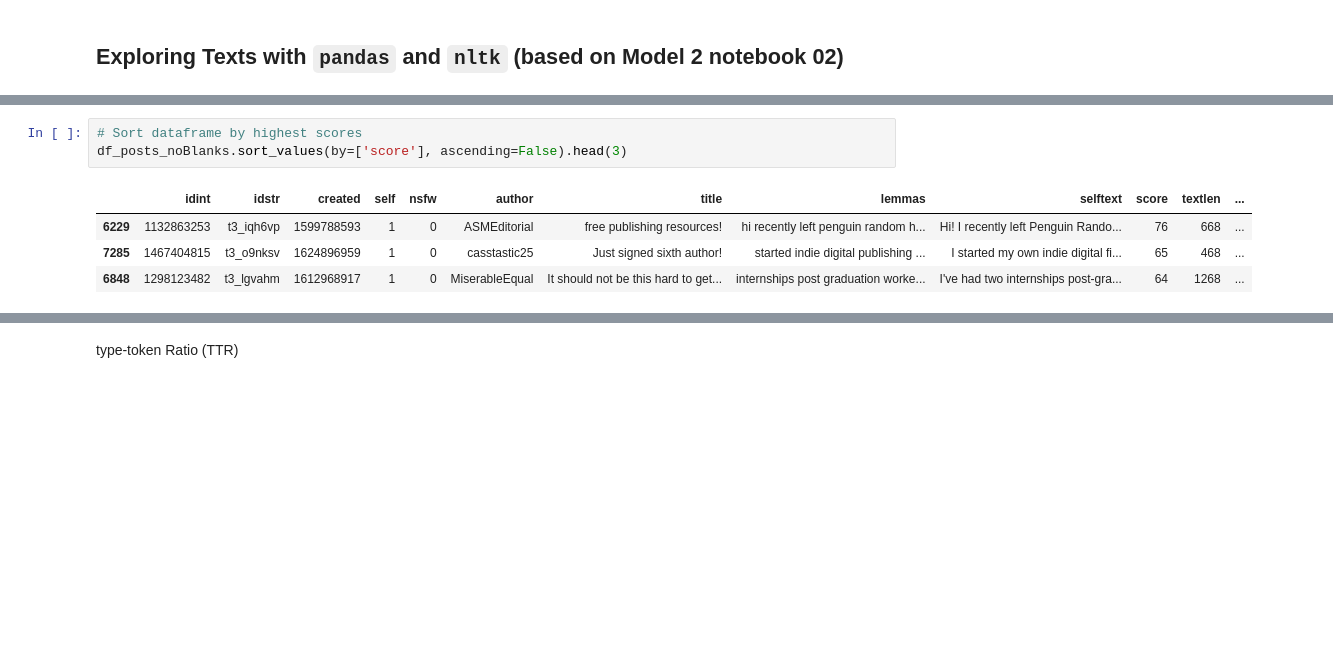
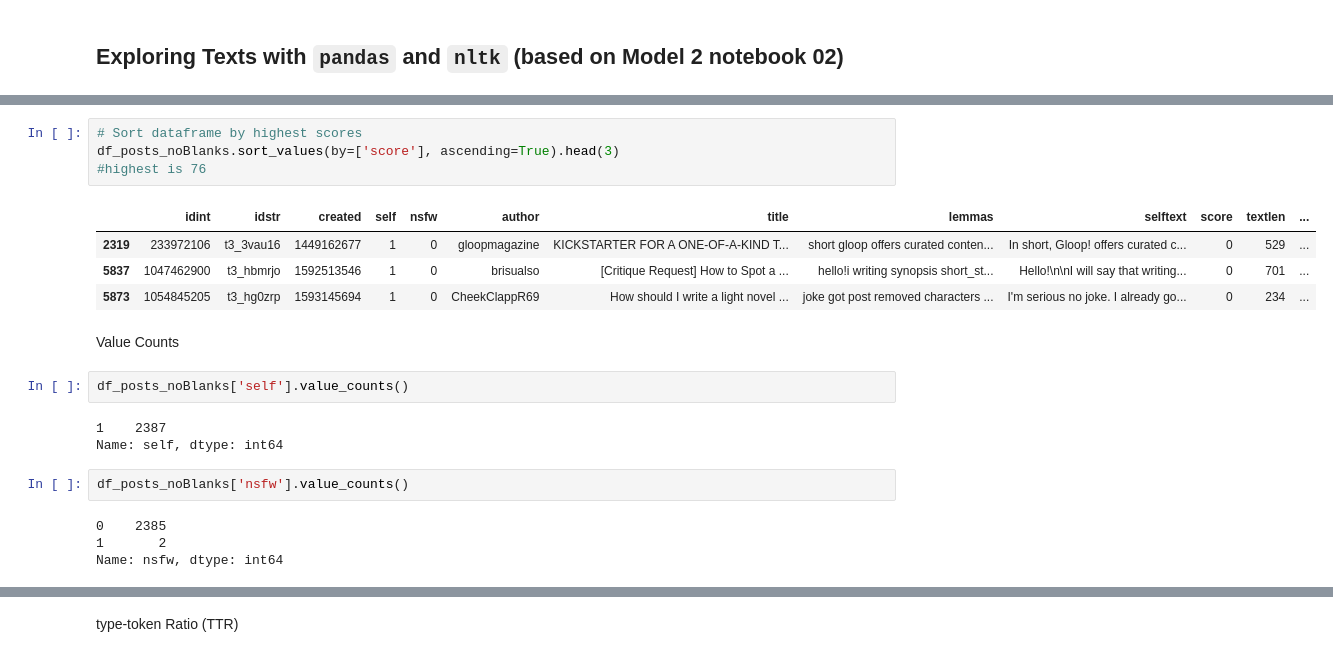
Before and after one commit to meiqingli/dssj_summer2022, a Jupyter notebook: dssj_publishing.ipynb, the cells around one changed output, grey strips where cells are left out. Cells and saved outputs as stored; diff of their text form; blank space fills up the shorter version.

```diff
--- a/dssj_publishing.ipynb
+++ b/dssj_publishing.ipynb
@@ -471,8 +539,22 @@ Requirement already satisfied: tqdm in /usr/local/lib/python3.7/dist-packages (f
 # %%
 # Sort dataframe by highest scores
-df_posts_noBlanks.sort_values(by=['score'], ascending=False).head(3)
+df_posts_noBlanks.sort_values(by=['score'], ascending=True).head(3)
+#highest is 76
 # %% [output]
 |  | idint | idstr | created | self | nsfw | author | title | lemmas | selftext | score | textlen | ... |
-| 6229 | 1132863253 | t3_iqh6vp | 1599788593 | 1 | 0 | ASMEditorial | free publishing resources! | hi recently left penguin random h... | Hi! I recently left Penguin Rando... | 76 | 668 | ... |
-| 7285 | 1467404815 | t3_o9nksv | 1624896959 | 1 | 0 | casstastic25 | Just signed sixth author! | started indie digital publishing ... | I started my own indie digital fi... | 65 | 468 | ... |
-| 6848 | 1298123482 | t3_lgvahm | 1612968917 | 1 | 0 | MiserableEqual | It should not be this hard to get... | internships post graduation worke... | I've had two internships post-gra... | 64 | 1268 | ... |
+| 2319 | 233972106 | t3_3vau16 | 1449162677 | 1 | 0 | gloopmagazine | KICKSTARTER FOR A ONE-OF-A-KIND T... | short gloop offers curated conten... | In short, Gloop! offers curated c... | 0 | 529 | ... |
+| 5837 | 1047462900 | t3_hbmrjo | 1592513546 | 1 | 0 | brisualso | [Critique Request] How to Spot a ... | hello!i writing synopsis short_st... | Hello!\n\nI will say that writing... | 0 | 701 | ... |
+| 5873 | 1054845205 | t3_hg0zrp | 1593145694 | 1 | 0 | CheekClappR69 | How should I write a light novel ... | joke got post removed characters ... | I'm serious no joke. I already go... | 0 | 234 | ... |
+# %% [markdown]
+Value Counts
+# %%
+df_posts_noBlanks['self'].value_counts()
+# %% [output]
+1    2387
+Name: self, dtype: int64
+# %%
+df_posts_noBlanks['nsfw'].value_counts()
+# %% [output]
+0    2385
+1       2
+Name: nsfw, dtype: int64
```
Also changed, not shown: parts of 17 cells of this notebook.
